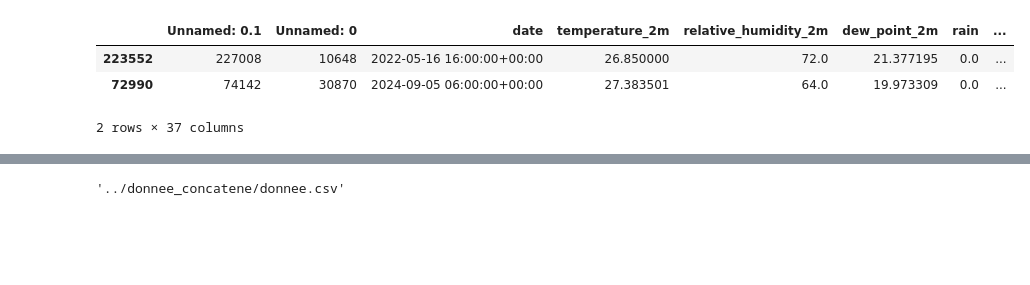
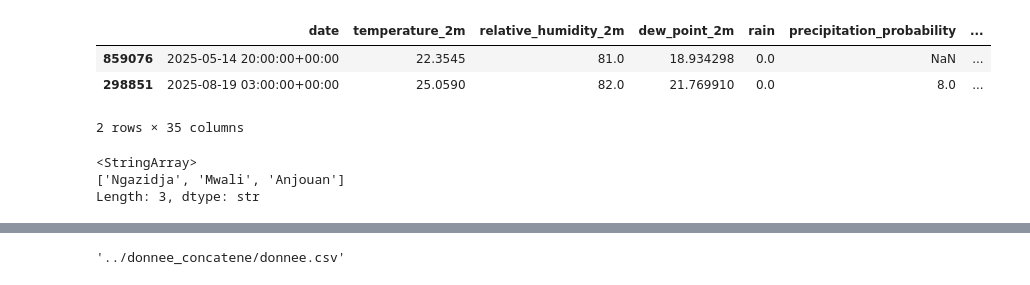
Before and after one commit to Ben10-data/Comores_climat_2021_2026, a Jupyter notebook: src/test1.ipynb, the cells around one changed output, grey strips where cells are left out. Cells and saved outputs as stored; diff of their text form; code cells hidden in the pictures; blank space fills up the shorter version.

```diff
--- a/src/test1.ipynb
+++ b/src/test1.ipynb
@@ -3,0 +6,5 @@ import sqlalchemy
+# %%
+a = Pretraitement("/home/ben/Bureau/climat_Comores/data","/home/ben/Bureau/climat_Comores/donnee_concatene/donnee.csv")
+# %%
+data = a.supp_lignes_vides()
+data.isna().sum()
@@ -6,8 +31,14 @@ data1 = pd.read_csv("../donnee_concatene/donnee.csv")
 # %%
-data1 = data1[data1["temperature_2m"].notna()]
-data1.sample(2)
+data = data[data["temperature_2m"].notna()]
+data.sample(2)
 # %% [output]
-|  | Unnamed: 0.1 | Unnamed: 0 | date | temperature_2m | relative_humidity_2m | dew_point_2m | rain | ... |
-| 223552 | 227008 | 10648 | 2022-05-16 16:00:00+00:00 | 26.850000 | 72.0 | 21.377195 | 0.0 | ... |
-| 72990 | 74142 | 30870 | 2024-09-05 06:00:00+00:00 | 27.383501 | 64.0 | 19.973309 | 0.0 | ... |
+|  | date | temperature_2m | relative_humidity_2m | dew_point_2m | rain | precipitation_probability | ... |
+| 859076 | 2025-05-14 20:00:00+00:00 | 22.3545 | 81.0 | 18.934298 | 0.0 | NaN | ... |
+| 298851 | 2025-08-19 03:00:00+00:00 | 25.0590 | 82.0 | 21.769910 | 0.0 | 8.0 | ... |
-2 rows × 37 columns
+2 rows × 35 columns
+# %%
+data["island"].unique()
+# %% [output]
+<StringArray>
+['Ngazidja', 'Mwali', 'Anjouan']
+Length: 3, dtype: str
```
Also changed, not shown: parts of 12 cells of this notebook, 20 other files.
